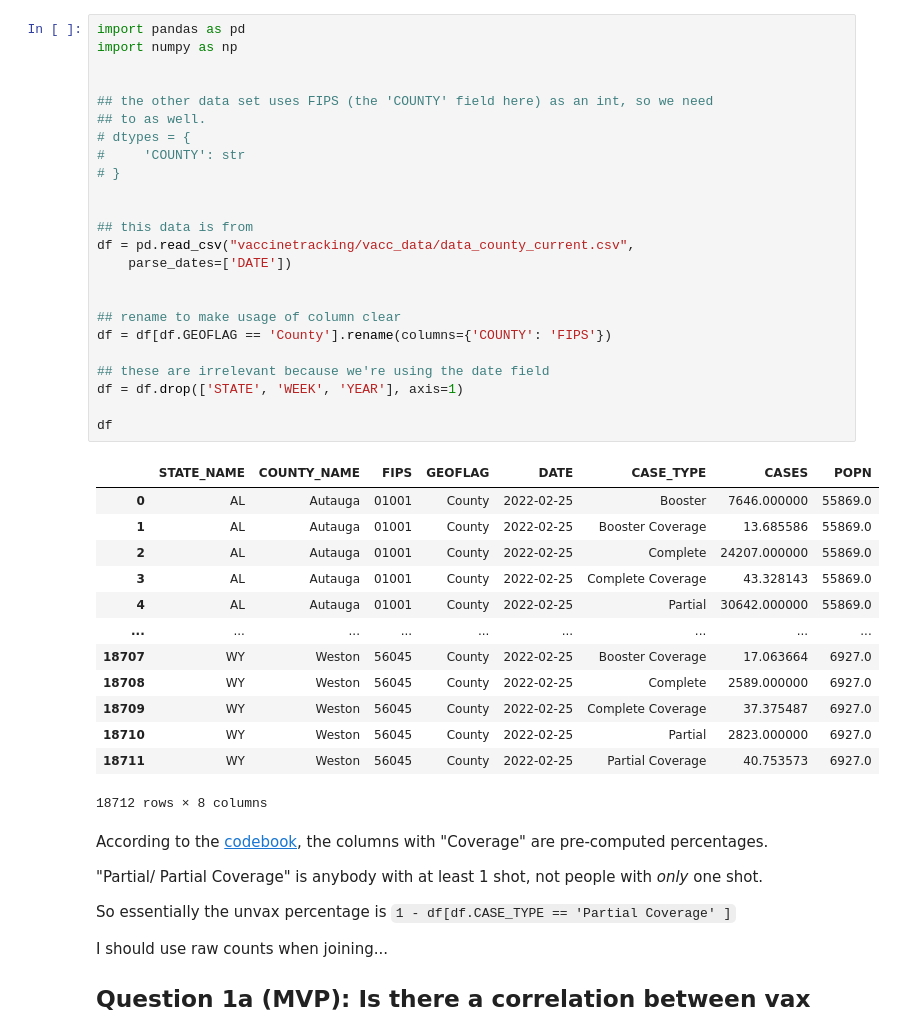
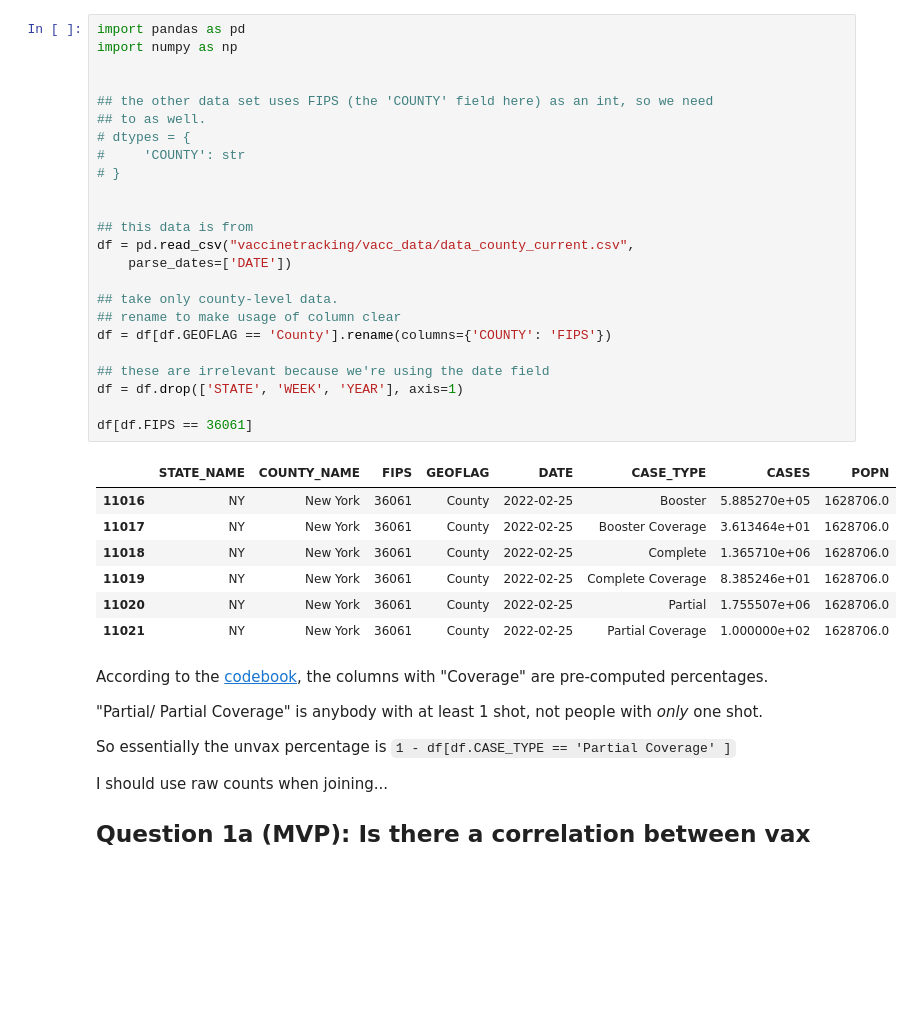
Before and after one commit to csdurfee/COVID_fatality_rates, a Jupyter notebook: exploration.ipynb, the cells around one changed output. Saved outputs shown, nothing was run; the diff lists cells and outputs as text; blank space fills up the shorter version.

```diff
--- a/exploration.ipynb
+++ b/exploration.ipynb
@@ -1,41 +1,35 @@
 # %%
 import pandas as pd
 import numpy as np
 
 
 ## the other data set uses FIPS (the 'COUNTY' field here) as an int, so we need
 ## to as well.
 # dtypes = {
 #     'COUNTY': str
 # }
 
 
 ## this data is from
 df = pd.read_csv("vaccinetracking/vacc_data/data_county_current.csv",
     parse_dates=['DATE'])
 
-
+## take only county-level data.
 ## rename to make usage of column clear
 df = df[df.GEOFLAG == 'County'].rename(columns={'COUNTY': 'FIPS'})
 
 ## these are irrelevant because we're using the date field
 df = df.drop(['STATE', 'WEEK', 'YEAR'], axis=1)
 
-df
+df[df.FIPS == 36061]
 # %% [output]
 |  | STATE_NAME | COUNTY_NAME | FIPS | GEOFLAG | DATE | CASE_TYPE | CASES | POPN |
-| 0 | AL | Autauga | 01001 | County | 2022-02-25 | Booster | 7646.000000 | 55869.0 |
-| 1 | AL | Autauga | 01001 | County | 2022-02-25 | Booster Coverage | 13.685586 | 55869.0 |
-| 2 | AL | Autauga | 01001 | County | 2022-02-25 | Complete | 24207.000000 | 55869.0 |
-| 3 | AL | Autauga | 01001 | County | 2022-02-25 | Complete Coverage | 43.328143 | 55869.0 |
-| 4 | AL | Autauga | 01001 | County | 2022-02-25 | Partial | 30642.000000 | 55869.0 |
-| ... | ... | ... | ... | ... | ... | ... | ... | ... |
-| 18707 | WY | Weston | 56045 | County | 2022-02-25 | Booster Coverage | 17.063664 | 6927.0 |
-| 18708 | WY | Weston | 56045 | County | 2022-02-25 | Complete | 2589.000000 | 6927.0 |
-| 18709 | WY | Weston | 56045 | County | 2022-02-25 | Complete Coverage | 37.375487 | 6927.0 |
-| 18710 | WY | Weston | 56045 | County | 2022-02-25 | Partial | 2823.000000 | 6927.0 |
-| 18711 | WY | Weston | 56045 | County | 2022-02-25 | Partial Coverage | 40.753573 | 6927.0 |
+| 11016 | NY | New York | 36061 | County | 2022-02-25 | Booster | 5.885270e+05 | 1628706.0 |
+| 11017 | NY | New York | 36061 | County | 2022-02-25 | Booster Coverage | 3.613464e+01 | 1628706.0 |
+| 11018 | NY | New York | 36061 | County | 2022-02-25 | Complete | 1.365710e+06 | 1628706.0 |
+| 11019 | NY | New York | 36061 | County | 2022-02-25 | Complete Coverage | 8.385246e+01 | 1628706.0 |
+| 11020 | NY | New York | 36061 | County | 2022-02-25 | Partial | 1.755507e+06 | 1628706.0 |
+| 11021 | NY | New York | 36061 | County | 2022-02-25 | Partial Coverage | 1.000000e+02 | 1628706.0 |
-18712 rows × 8 columns
 # %% [markdown]
 According to the [codebook](https://github.com/bansallab/vaccinetracking/tree/main/vacc_data#codebook), the columns with "Coverage" are pre-computed percentages.
 
```
Also changed, not shown: parts of 13 cells of this notebook.
